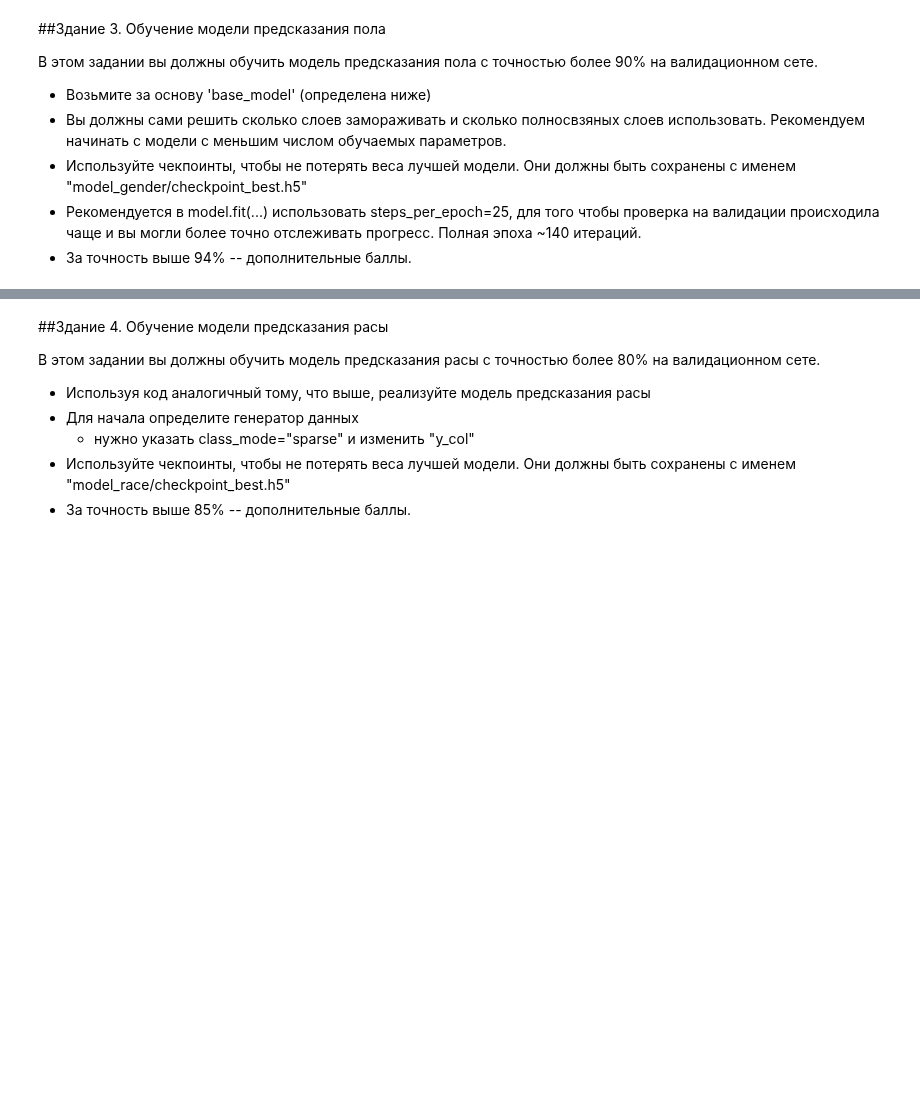
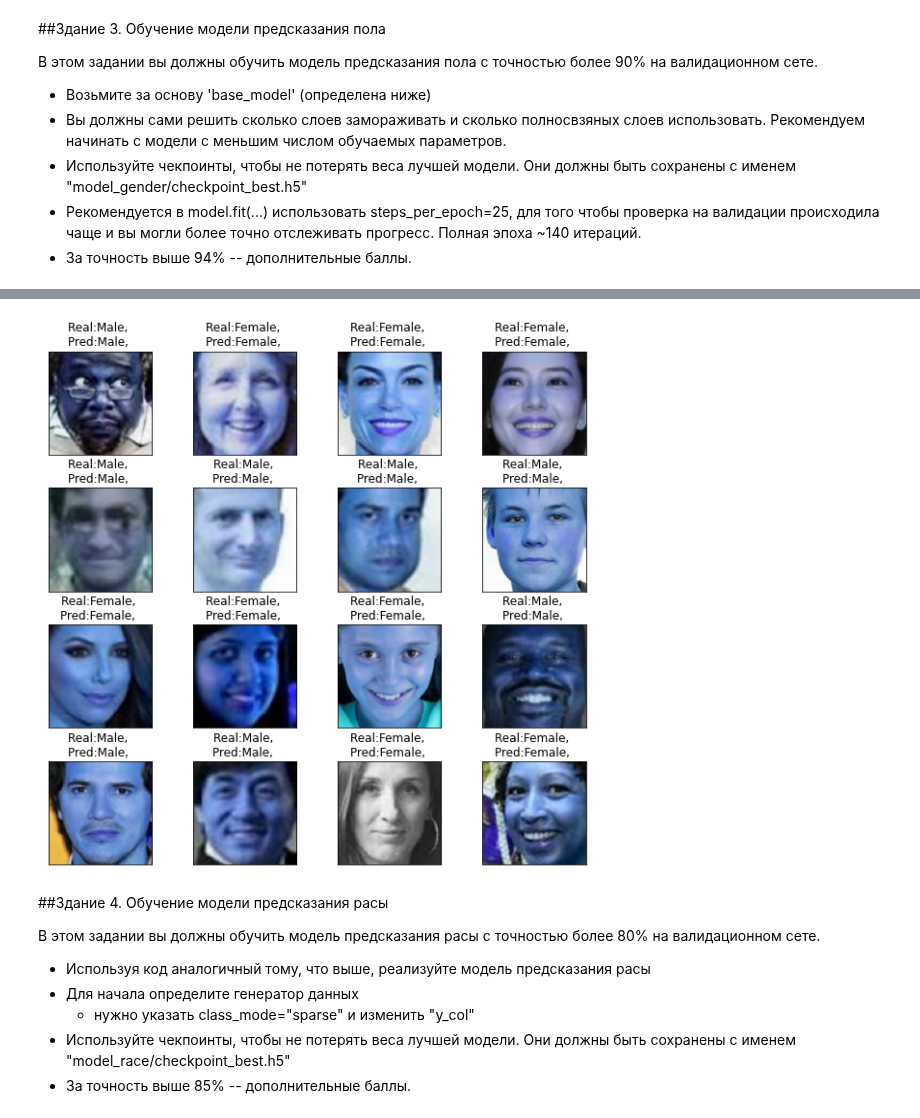
Before and after one commit to larinsi/DS0P, a Jupyter notebook: Machine_learning_Middle_level_Neural_networks/05_Convolutional_neural_networks_Pt2/Homework/homework_2_.ipynb, the cells around one changed output, grey strips where cells are left out. Cells and saved outputs as stored; diff of their text form; code cells hidden in the pictures; blank space fills up the shorter version.

```diff
--- a/Machine_learning_Middle_level_Neural_networks/05_Convolutional_neural_networks_Pt2/Homework/homework_2_.ipynb
+++ b/Machine_learning_Middle_level_Neural_networks/05_Convolutional_neural_networks_Pt2/Homework/homework_2_.ipynb
@@ -545,12 +537,12 @@ Female
 # %%
 # < YOUR CODE ENDS HERE >
 # %%
-# model_gender = load_model("model_gender/checkpoint_best.h5")
-# loss, acc = model_gender.evaluate(val_generator)
-# if acc < 0.9:
-#     print("Please, try harder!")
-# else:
-#     if acc >= 0.94:
-#         print("Well done!")
-#     else:
-#         print("Very good! Can you improve accuracy?")
+model_gender = load_model("model_gender/checkpoint_best.h5")
+loss, acc = model_gender.evaluate(val_generator)
+if acc < 0.9:
+    print("Please, try harder!")
+else:
+    if acc >= 0.94:
+        print("Well done!")
+    else:
+        print("Very good! Can you improve accuracy?")
@@ -603,9 +599,11 @@ def show_faces(images, real_race=None, real_gender=None, real_age=None,
         if not correct:
             plt.setp(title_obj, color='r')
 # %%
-# sample_validation_images, sample_validation_labels = next(val_generator)
-# predicted = model_gender.predict(sample_validation_images)
-# show_faces(sample_validation_images, real_gender=sample_validation_labels, predicted_gender=predicted)
+sample_validation_images, sample_validation_labels = next(val_generator)
+predicted = model_gender.predict(sample_validation_images)
+show_faces(sample_validation_images, real_gender=sample_validation_labels, predicted_gender=predicted)
+# %% [output]
+[figure, added]
 # %% [markdown]
 ##Здание 4. Обучение модели предсказания расы
 
```
Also changed, not shown: parts of 17 cells of this notebook.
